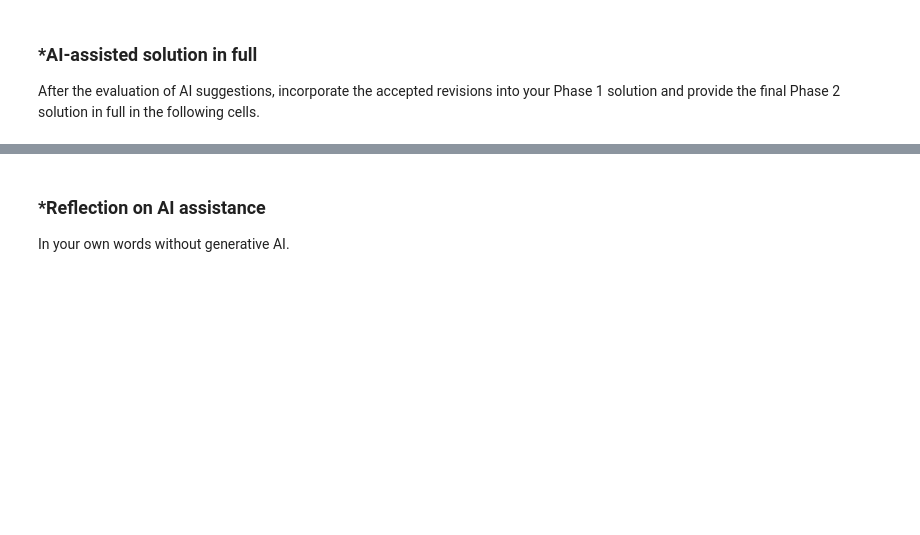
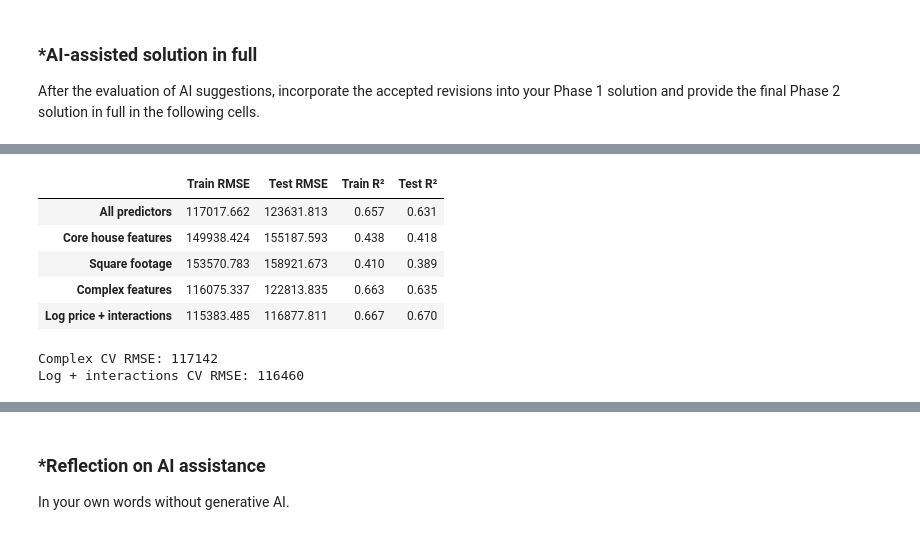
Before and after one commit to mahativedula/L02-hedonic-pricing, a Jupyter notebook: notebook.ipynb, the cells around one changed output, grey strips where cells are left out. Drawn from its saved outputs; the diff is of its cells as text; code cells hidden in the pictures; blank space fills up the shorter version.

```diff
--- a/notebook.ipynb
+++ b/notebook.ipynb
@@ -628,0 +1204,61 @@ After the evaluation of AI suggestions, incorporate the accepted revisions into
+# %%
+def log_features(features):
+    f = features.copy()
+    f['log_sqft'] = np.log(f['house_square_feet'])
+    f = f.drop(columns='house_square_feet')
+    f['waterfront_any'] = f.filter(like='waterfront_').sum(axis=1)
+    f['waterfront_x_log_sqft'] = f['waterfront_any'] * f['log_sqft']
+    f['view_x_log_sqft'] = f['view_score'] * f['log_sqft']
+    f['bathrooms_x_log_sqft'] = f['bathrooms'] * f['log_sqft']
+    return f
+
+log_train, log_test = log_features(X_train), log_features(X_test)
+log_model = LinearRegression().fit(log_train, np.log(y_train))
+
+# Smearing correction for back-transforming log predictions
+smearing = np.mean(np.exp(np.log(y_train) - log_model.predict(log_train)))
+pred_train = np.exp(log_model.predict(log_train)) * smearing
+pred_test = np.exp(log_model.predict(log_test)) * smearing
+
+log_scores = {
+    "Train RMSE": np.sqrt(mean_squared_error(y_train, pred_train)),
+    "Test RMSE": np.sqrt(mean_squared_error(y_test, pred_test)),
+    "Train R²": r2_score(y_train, pred_train),
+    "Test R²": r2_score(y_test, pred_test),
+}
+comparison = pd.concat([
+    simple_results,
+    pd.DataFrame([complex_scores], index=["Complex features"]),
+    pd.DataFrame([log_scores], index=["Log price + interactions"]),
+])
+display(comparison.round(3))
+# %% [output]
+|  | Train RMSE | Test RMSE | Train R² | Test R² |
+| All predictors | 117017.662 | 123631.813 | 0.657 | 0.631 |
+| Core house features | 149938.424 | 155187.593 | 0.438 | 0.418 |
+| Square footage | 153570.783 | 158921.673 | 0.410 | 0.389 |
+| Complex features | 116075.337 | 122813.835 | 0.663 | 0.635 |
+| Log price + interactions | 115383.485 | 116877.811 | 0.667 | 0.670 |
+# %%
+def cv_dollar_rmse(fit_predict, features_fn, n_splits=5):
+    errs = []
+    for tr, va in KFold(n_splits, shuffle=True, random_state=42).split(X_train):
+        Xa, Xb = X_train.iloc[tr], X_train.iloc[va]
+        ya, yb = y_train.iloc[tr], y_train.iloc[va]
+        pred = fit_predict(features_fn(Xa), ya, features_fn(Xb))
+        errs.append(np.sqrt(mean_squared_error(yb, pred)))
+    return np.mean(errs)
+
+def fit_predict_linear(A, ya, B):
+    return LinearRegression().fit(A, ya).predict(B)
+
+def fit_predict_log(A, ya, B):
+    m = LinearRegression().fit(A, np.log(ya))
+    smear = np.mean(np.exp(np.log(ya) - m.predict(A)))
+    return np.exp(m.predict(B)) * smear
+
+print("Complex CV RMSE:", round(cv_dollar_rmse(fit_predict_linear, add_complex_features)))
+print("Log + interactions CV RMSE:", round(cv_dollar_rmse(fit_predict_log, log_features)))
+# %% [output]
+Complex CV RMSE: 117142
+Log + interactions CV RMSE: 116460
```
Also changed, not shown: parts of 36 cells of this notebook.
